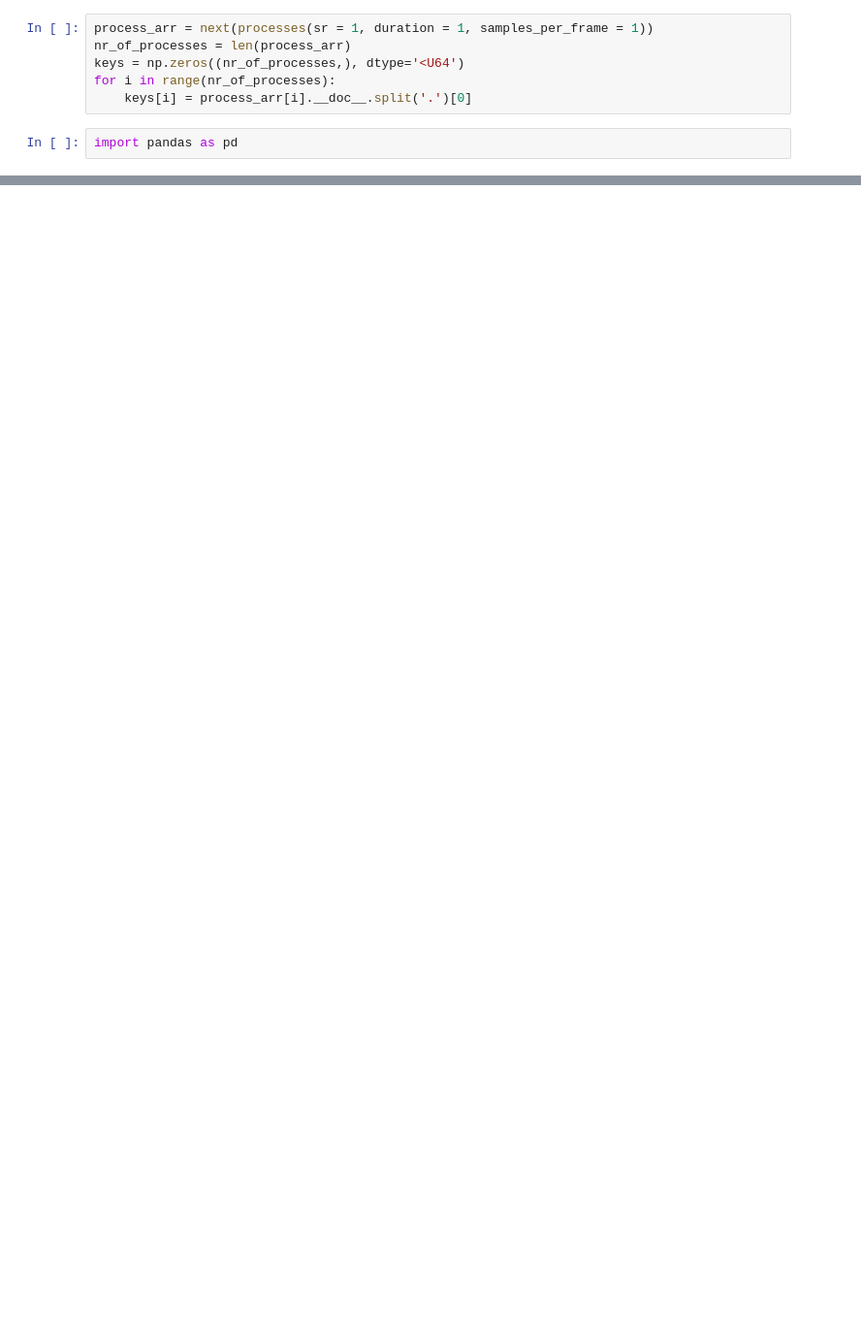
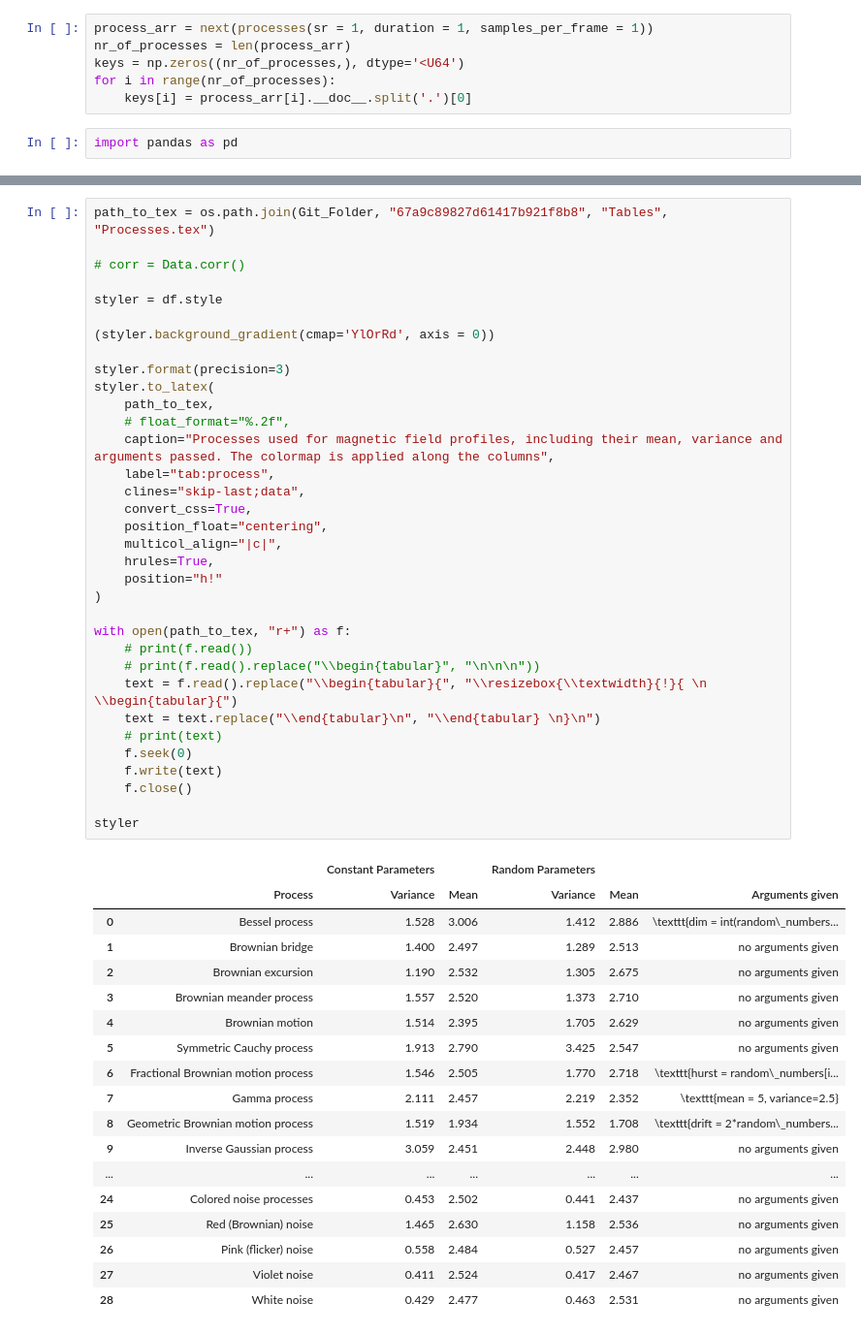
Before and after one commit to Chrillemis/Bachelors-Project-Christian-Lorentsen, a Jupyter notebook: Python/PC/Process_table.ipynb, the cells around one changed output, grey strips where cells are left out. Shown: that part at 97% size. Drawn from its saved outputs; the diff is of its cells as text; blank space fills up the shorter version.

```diff
--- a/Python/PC/Process_table.ipynb
+++ b/Python/PC/Process_table.ipynb
@@ -144,0 +235,53 @@ df
+# %%
+path_to_tex = os.path.join(Git_Folder, "67a9c89827d61417b921f8b8", "Tables", "Processes.tex")
+
+# corr = Data.corr()
+
+styler = df.style
+
+(styler.background_gradient(cmap='YlOrRd', axis = 0))
+
+styler.format(precision=3)
+styler.to_latex(
+    path_to_tex,
+    # float_format="%.2f",
+    caption="Processes used for magnetic field profiles, including their mean, variance and arguments passed. The colormap is applied along the columns",
+    label="tab:process",
+    clines="skip-last;data",
+    convert_css=True,
+    position_float="centering",
+    multicol_align="|c|",
+    hrules=True,
+    position="h!"
+)
+
+with open(path_to_tex, "r+") as f:
+    # print(f.read())
+    # print(f.read().replace("\\begin{tabular}", "\n\n\n"))
+    text = f.read().replace("\\begin{tabular}{", "\\resizebox{\\textwidth}{!}{ \n \\begin{tabular}{")
+    text = text.replace("\\end{tabular}\n", "\\end{tabular} \n}\n")
+    # print(text)
+    f.seek(0)
+    f.write(text)
+    f.close()
+
+styler
+# %% [output]
+|  |  | Constant Parameters |  | Random Parameters |  |  |
+|  | Process | Variance | Mean | Variance | Mean | Arguments given |
+| 0 | Bessel process | 1.528 | 3.006 | 1.412 | 2.886 | \texttt{dim = int(random\_numbers... |
+| 1 | Brownian bridge | 1.400 | 2.497 | 1.289 | 2.513 | no arguments given |
+| 2 | Brownian excursion | 1.190 | 2.532 | 1.305 | 2.675 | no arguments given |
+| 3 | Brownian meander process | 1.557 | 2.520 | 1.373 | 2.710 | no arguments given |
+| 4 | Brownian motion | 1.514 | 2.395 | 1.705 | 2.629 | no arguments given |
+| 5 | Symmetric Cauchy process | 1.913 | 2.790 | 3.425 | 2.547 | no arguments given |
+| 6 | Fractional Brownian motion process | 1.546 | 2.505 | 1.770 | 2.718 | \texttt{hurst = random\_numbers[i... |
+| 7 | Gamma process | 2.111 | 2.457 | 2.219 | 2.352 | \texttt{mean = 5, variance=2.5} |
+| 8 | Geometric Brownian motion process | 1.519 | 1.934 | 1.552 | 1.708 | \texttt{drift = 2*random\_numbers... |
+| 9 | Inverse Gaussian process | 3.059 | 2.451 | 2.448 | 2.980 | no arguments given |
+| ... | ... | ... | ... | ... | ... | ... |
+| 24 | Colored noise processes | 0.453 | 2.502 | 0.441 | 2.437 | no arguments given |
+| 25 | Red (Brownian) noise | 1.465 | 2.630 | 1.158 | 2.536 | no arguments given |
+| 26 | Pink (flicker) noise | 0.558 | 2.484 | 0.527 | 2.457 | no arguments given |
+| 27 | Violet noise | 0.411 | 2.524 | 0.417 | 2.467 | no arguments given |
+| 28 | White noise | 0.429 | 2.477 | 0.463 | 2.531 | no arguments given |
```
Also changed, not shown: parts of 19 cells of this notebook, 1 other file.
